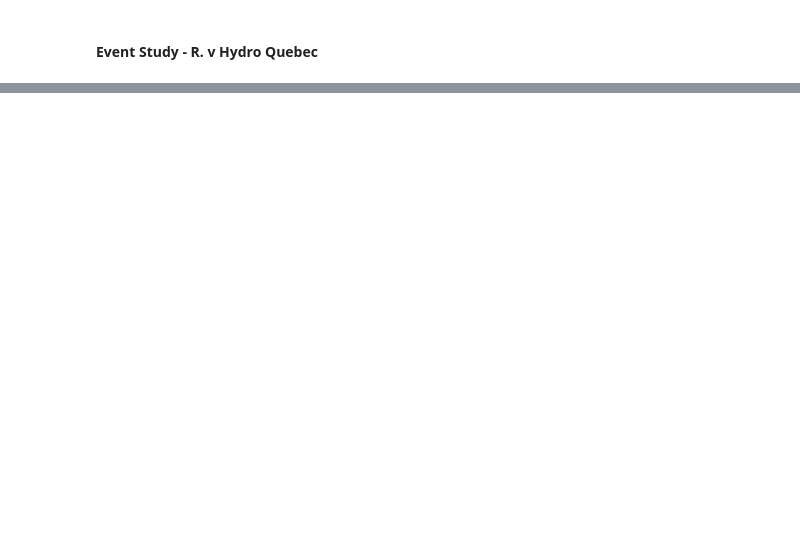
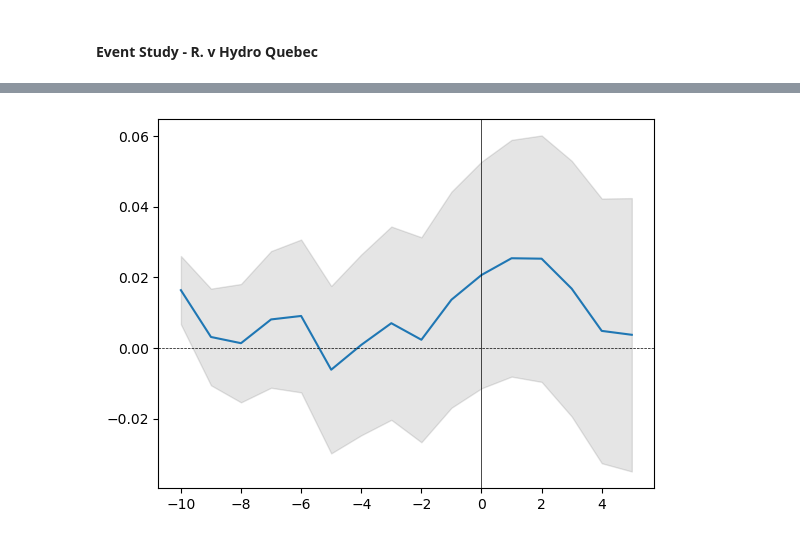
Before and after one commit to ianbscott/master_essay, a Jupyter notebook: Event_Study_Python.ipynb, the cells around one changed output, grey strips where cells are left out. Saved outputs shown, nothing was run; the diff lists cells and outputs as text; code cells hidden in the pictures; blank space fills up the shorter version.

```diff
--- a/Event_Study_Python.ipynb
+++ b/Event_Study_Python.ipynb
@@ -1,2 +1,70 @@
 # %% [markdown]
 #### **Event Study - R. v Hydro Quebec**
+# %%
+import numpy as np
+import pandas as pd
+import matplotlib.pyplot as plt
+import eventstudy as es
+
+RAW_CSV   = "zellerbach_data.csv"      # original upload
+RET_CSV   = "zellerbach_returns.csv"             # clean file we will create
+
+df = pd.read_csv(RAW_CSV, parse_dates=["date"])
+
+# convert the TSX price level to a simple return
+df["tsx_ret"] = df["tsx"].pct_change()           # (P_t − P_{t-1}) / P_{t-1}
+
+# drop the first line (NaN return) and the old price column
+df = df.dropna(subset=["tsx_ret"]).drop(columns=["tsx"])
+
+# save the returns‑only file
+df.to_csv(RET_CSV, index=False)
+print(f"Clean return file written to {RET_CSV}")
+
+RETURNS_CSV = "zellerbach_returns.csv"
+FACTORS_CSV = "tsx_factor_data.csv"
+
+
+# Load security‑level
+es.Single.import_returns(
+    RETURNS_CSV,
+    is_price=False,
+    date_format="%Y-%m-%d"
+)
+
+# load Fama–French factors
+es.Single.import_FamaFrench(
+    FACTORS_CSV,
+    rescale_factor=True,
+    date_format="%Y-%m-%d"
+)
+
+# Build the list of events
+event_date = np.datetime64("1988-03-24")
+market_tkr = "tsx_ret"
+
+cols = pd.read_csv(RETURNS_CSV, nrows=1).columns
+security_cols = [c for c in cols if c not in {"date", market_tkr}]
+
+event_list = [
+    {"security_ticker": sec,
+     "market_ticker":  market_tkr,
+     "event_date":     event_date}
+    for sec in security_cols
+]
+
+# Aggregate MARKET‑MODEL event study
+hydro_agg = es.Multiple.from_list(
+    event_list,
+    es.Single.market_model,
+    event_window=(-10, 5),
+    estimation_size=240,
+    buffer_size=0,
+    ignore_errors=True
+)
+
+# Results & plot
+print(hydro_agg.results(decimals=[3,5,3,5,2,2]))
+hydro_agg.plot(confidence=0.95)
+plt.show()
+# %% [output]
@@ -2,0 +89 @@
+[figure, added]
```
Also changed, not shown: parts of 5 cells of this notebook.
